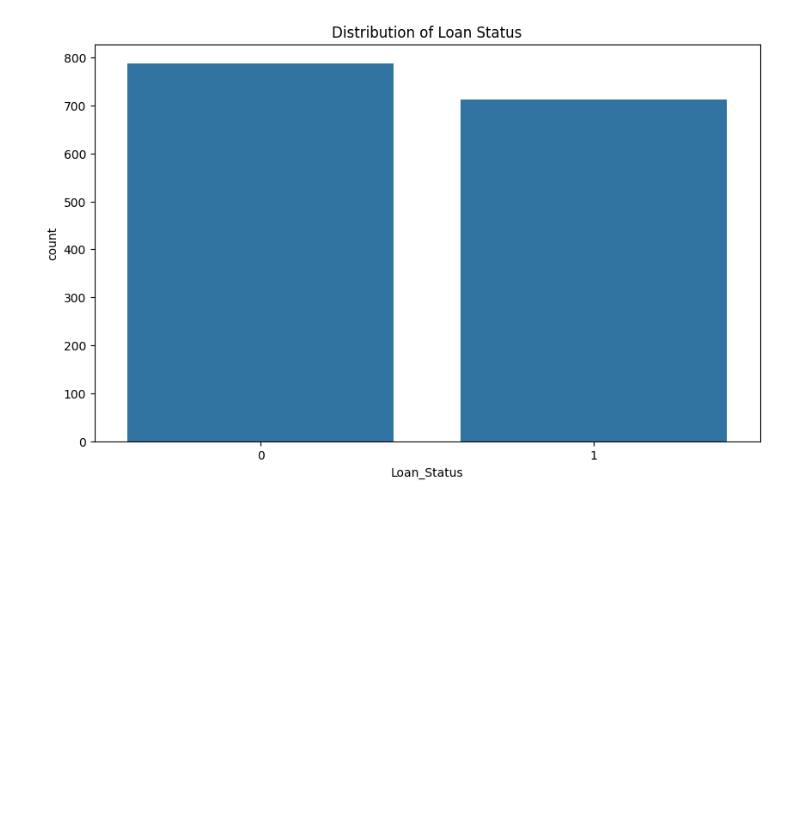
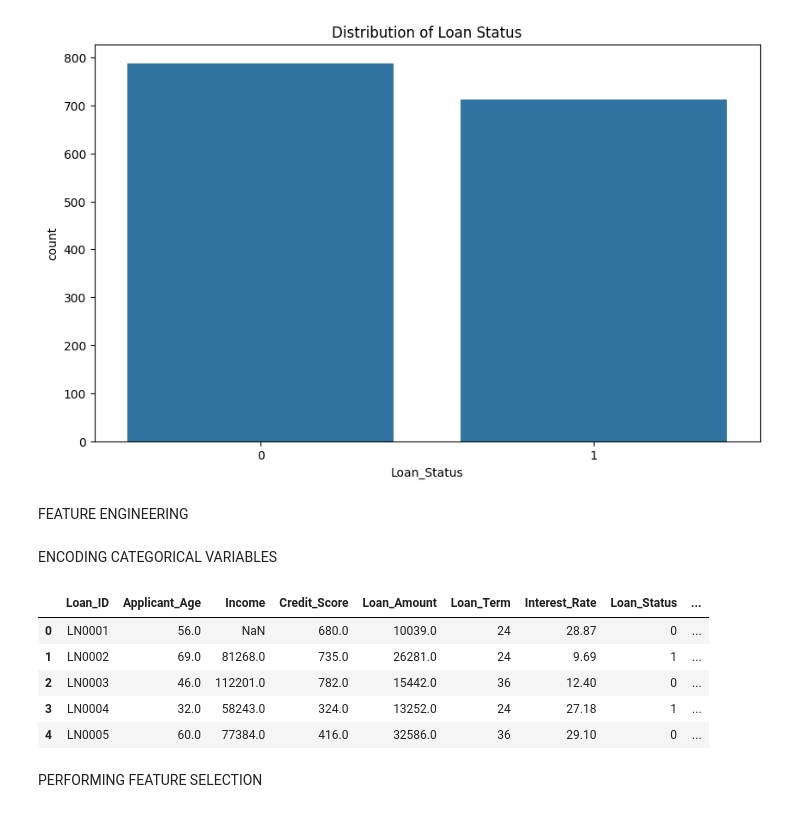
Before and after one commit to Jashin254/LD_GROUP_W, a Jupyter notebook: LDP_Group_Work.ipynb, the cells around one changed output. Drawn from its saved outputs; the diff is of its cells as text; code cells hidden in the pictures; blank space fills up the shorter version.

Commit message:
Feature engineering and Selection

```diff
--- a/LDP_Group_Work.ipynb
+++ b/LDP_Group_Work.ipynb
@@ -172,3 +162,5 @@ plt.show()
 # This is important to note as it may affect the performance of the model.
 # %% [output]
 [figure]
+# %% [markdown]
+FEATURE ENGINEERING
@@ -174,0 +184,22 @@ plt.show()
+# %% [markdown]
+ENCODING CATEGORICAL VARIABLES
+# %%
+import pandas as pd
+import numpy as np
+df = pd.read_csv("loan_default_dataset.csv")
+
+# Performing one-hot encoding on categorical values
+df = pd.get_dummies(df, columns=["Employment_Status"], drop_first=True)
+# Display the first few rows of the modified dataset
+df.head()
+
+# The dataset now contains the new features and the categorical variables have been converted into numerical format using one-hot encoding.
+# %% [output]
+|  | Loan_ID | Applicant_Age | Income | Credit_Score | Loan_Amount | Loan_Term | Interest_Rate | Loan_Status | ... |
+| 0 | LN0001 | 56.0 | NaN | 680.0 | 10039.0 | 24 | 28.87 | 0 | ... |
+| 1 | LN0002 | 69.0 | 81268.0 | 735.0 | 26281.0 | 24 | 9.69 | 1 | ... |
+| 2 | LN0003 | 46.0 | 112201.0 | 782.0 | 15442.0 | 36 | 12.40 | 0 | ... |
+| 3 | LN0004 | 32.0 | 58243.0 | 324.0 | 13252.0 | 24 | 27.18 | 1 | ... |
+| 4 | LN0005 | 60.0 | 77384.0 | 416.0 | 32586.0 | 36 | 29.10 | 0 | ... |
+# %% [markdown]
+PERFORMING FEATURE SELECTION
```
Also changed, not shown: parts of 6 cells of this notebook.
